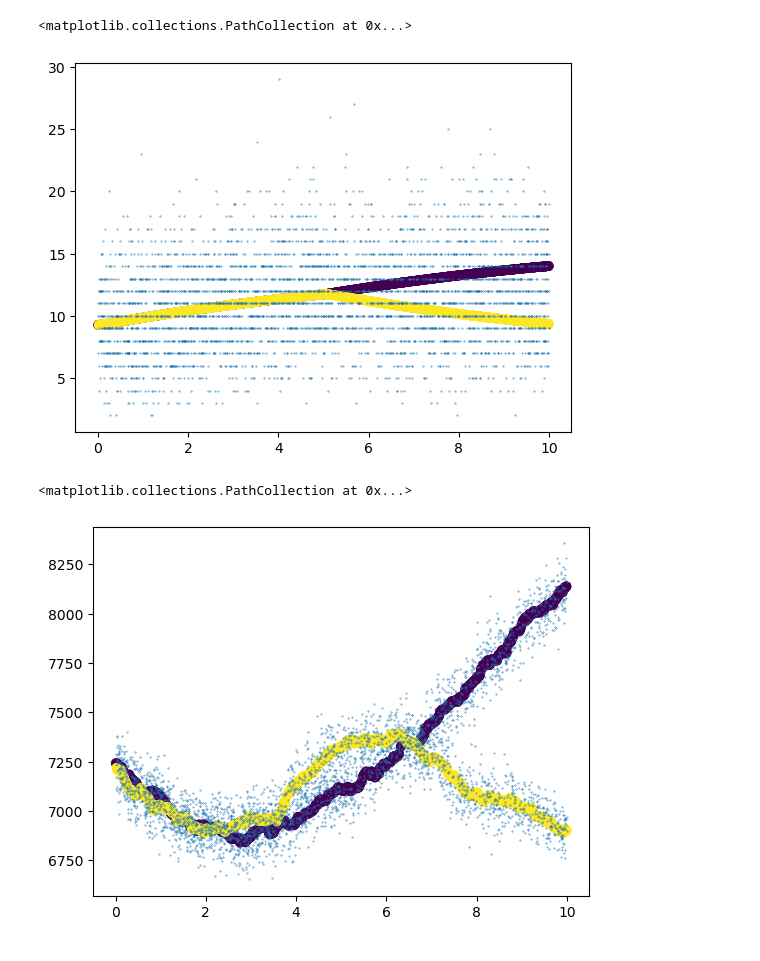
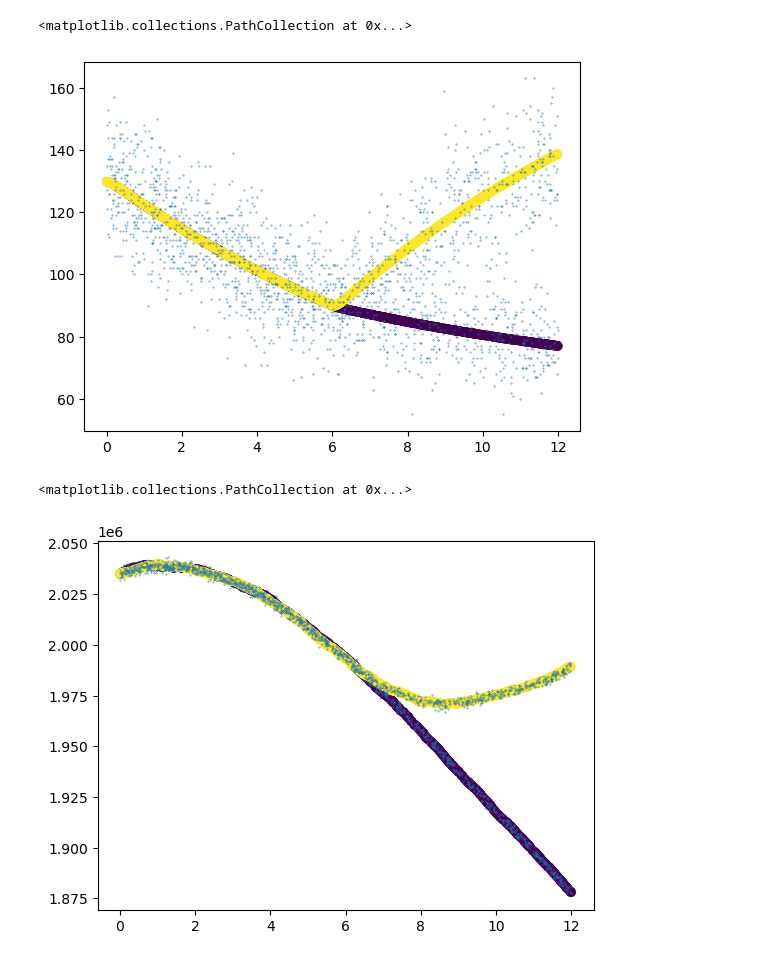
Before and after one commit to reliscu/chronocell_simulations, a Jupyter notebook: simulate_data.ipynb, the cells around one changed output. Saved outputs shown, nothing was run; the diff lists cells and outputs as text; code cells hidden in the pictures.

```diff
--- a/simulate_data.ipynb
+++ b/simulate_data.ipynb
@@ -49,25 +50,25 @@ deg_rate_sd = 1.5
 # %%
 # Simulate data
 
-n = 3000 # No. cells per lineage
+n = 1000 # No. cells per lineage
 p = 1000 # No. genes
 topo = np.array([[0, 1, 2], [0, 1, 3]])
-tau = (0, 5, 10)
+tau = (0, 6, 12)
 
 theta = get_RNA_params(topo, p, alpha_mu, alpha_sd, beta_mu, beta_sd, gamma_mu, gamma_sd, random_seed=random_seed)
 phi = get_protein_params(p, transl_rate_mu, transl_rate_sd, deg_rate_mu, deg_rate_sd, random_seed=random_seed)
 Y_observed, Y, theta, rd, true_t, true_l = simulate_RNA(topo, tau, theta, n, random_seed=random_seed)
 P_observed, P = simulate_protein_from_RNA(Y_observed, topo, true_t, true_l, phi, random_seed=random_seed)
 # %%
-idx = 1
+idx = 0
 plt.scatter(true_t, Y[:, idx, 1], c=true_l)
 plt.scatter(true_t, Y_observed[:, idx, 1], s=.1)
 # %% [output]
 <matplotlib.collections.PathCollection at 0x...>
-[figure, old version]
+[figure, new version]
 # %%
 plt.scatter(true_t, P[:,idx], c=true_l)
 plt.scatter(true_t, P_observed[:,idx], s=.1)
 # %% [output]
 <matplotlib.collections.PathCollection at 0x...>
-[figure, old version]
+[figure, new version]
```
Also changed, not shown: parts of 18 cells of this notebook.
